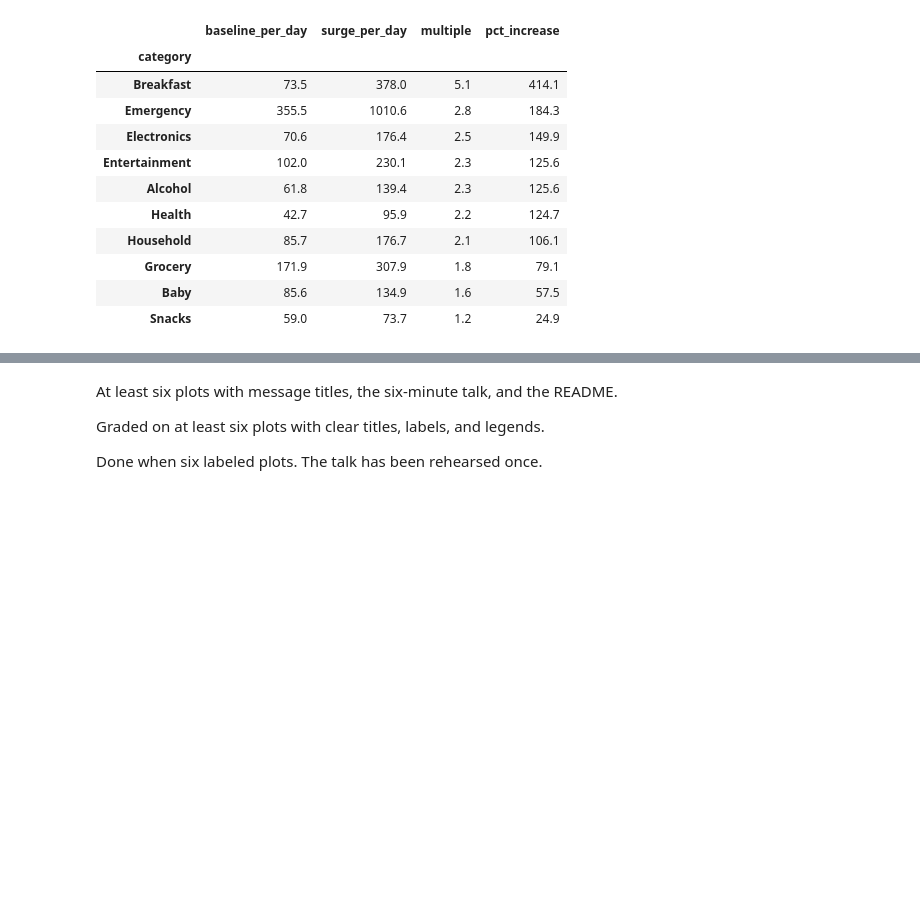
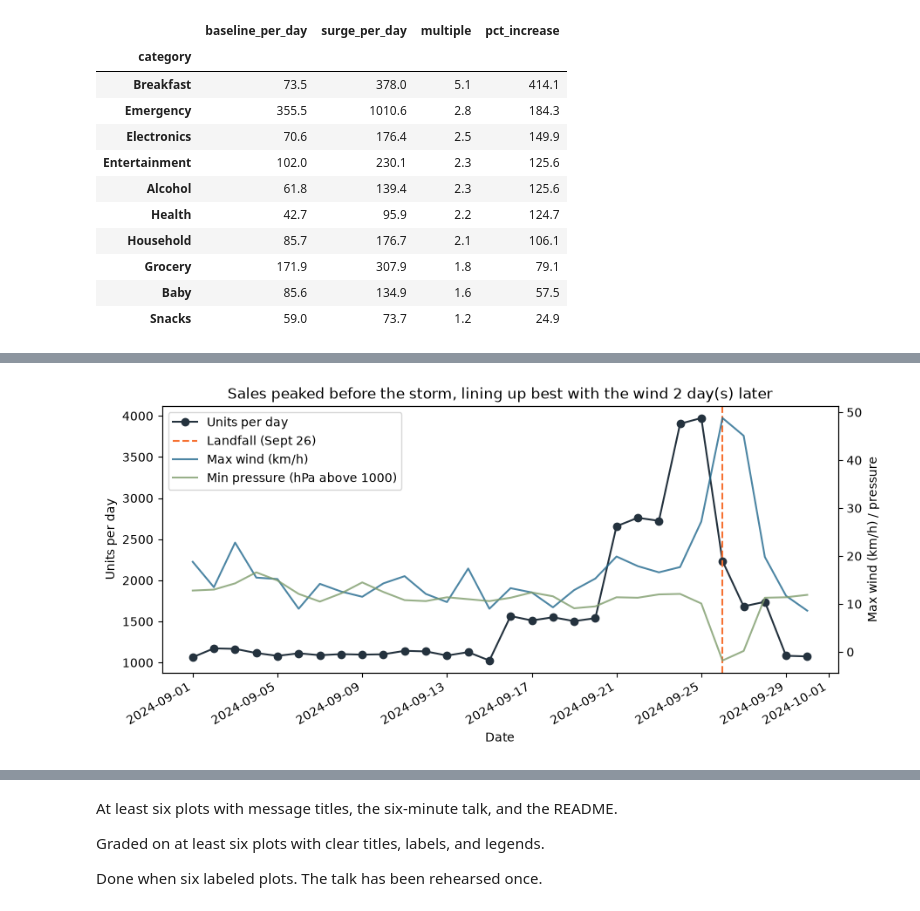
Before and after one commit to eviemcmahan/walmart-hurricane-project, a Jupyter notebook: notebooks/team_notebook.ipynb, the cells around one changed output, grey strips where cells are left out. Cells and saved outputs as stored; diff of their text form; code cells hidden in the pictures; blank space fills up the shorter version.

```diff
--- a/notebooks/team_notebook.ipynb
+++ b/notebooks/team_notebook.ipynb
@@ -1218,13 +1251,21 @@ def daily_weather(start, end, lat=WX_LAT, lon=WX_LON, tries=3, base_delay=1):
 # %%
 wx = daily_weather('2024-09-01', '2024-09-30')
+pressure = daily_pressure('2024-09-01', '2024-09-30')
 pulled_at = pd.Timestamp.now(tz='America/New_York')
 
-assert list(wx.columns) == ['date', 'precip_mm', 'wind_max', 'source']
+# Add the daily lowest pressure to the weather table
+wx_days = len(wx)
+wx = wx.merge(pressure, on='date', how='left', validate='one_to_one')  # Left join so no weather day disappears
+assert len(wx) == wx_days, 'the pressure join changed the number of weather days'
+
+
+assert list(wx.columns) == ['date', 'precip_mm', 'wind_max', 'source', 'pressure_min']
 assert len(wx) == 30, f'expected 30 days, got {len(wx)}'
 assert pd.api.types.is_datetime64_any_dtype(wx['date'])
-assert wx[['precip_mm', 'wind_max']].notna().all().all(), 'missing weather values'
+assert wx[['precip_mm', 'wind_max', 'pressure_min']].notna().all().all(), 'missing weather values'
 assert (wx['precip_mm'] >= 0).all(), 'negative rainfall is not a thing'
 print('weather table is safe to join')
+print(f"Lowest pressure: {wx['pressure_min'].min():.1f} hPa on {wx.loc[wx['pressure_min'].idxmin(), 'date']:%b %d}")
 
 print('Source:  Open-Meteo historical archive API')
 print('Endpoint:', BASE)
@@ -1725,0 +1626,20 @@ St. Petersburg            2.46        -0.01
+# %%
+fig, ax = plt.subplots(figsize=(10, 4.5))
+ax.plot(merged['date'], merged['units'], marker='o', color='#24323E', label='Units per day')  # Daily sales
+ax.axvline(LANDFALL, color='#F67132', linestyle='--', label='Landfall (Sept 26)')  # Dashed line on landfall day
+ax.set_xlabel('Date')
+ax.set_ylabel('Units per day')
+
+ax2 = ax.twinx()  # Second y-axis so the weather lines fit on the same chart
+ax2.plot(merged['date'], merged['wind_max'], color='#21688D', alpha=0.8, label='Max wind (km/h)')
+ax2.plot(merged['date'], merged['pressure_min'] - 1000, color='#7f9c6c', alpha=0.8, label='Min pressure (hPa above 1000)')  # Subtract 1000 to put pressure on a similar scale
+ax2.set_ylabel('Max wind (km/h) / pressure')
+
+ax.set_title(f'Sales peaked before the storm, lining up best with the wind {best_k} day(s) later')
+h1, l1 = ax.get_legend_handles_labels()  # Combine both legends into one
+h2, l2 = ax2.get_legend_handles_labels()
+ax.legend(h1 + h2, l1 + l2, loc='upper left')
+fig.autofmt_xdate()  # Tilt the date labels so they do not overlap
+plt.show()
+# %% [output]
+[figure, added]
```
Also changed, not shown: parts of 83 cells of this notebook.
